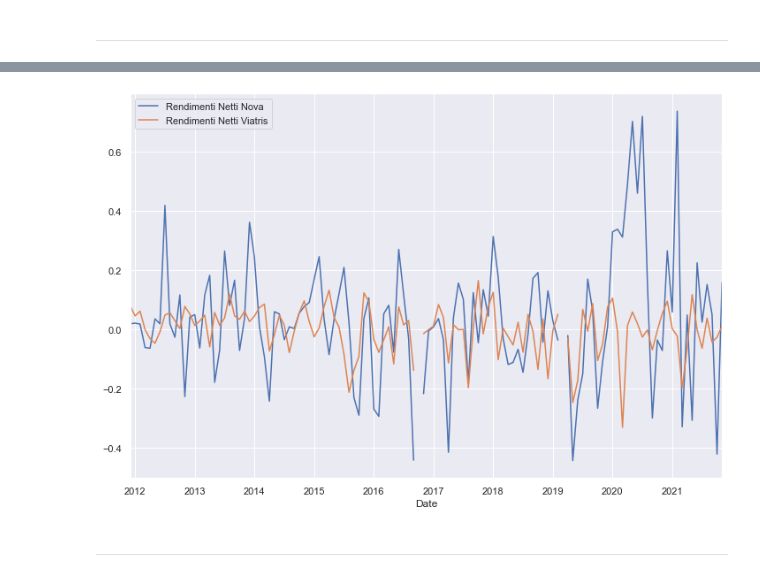
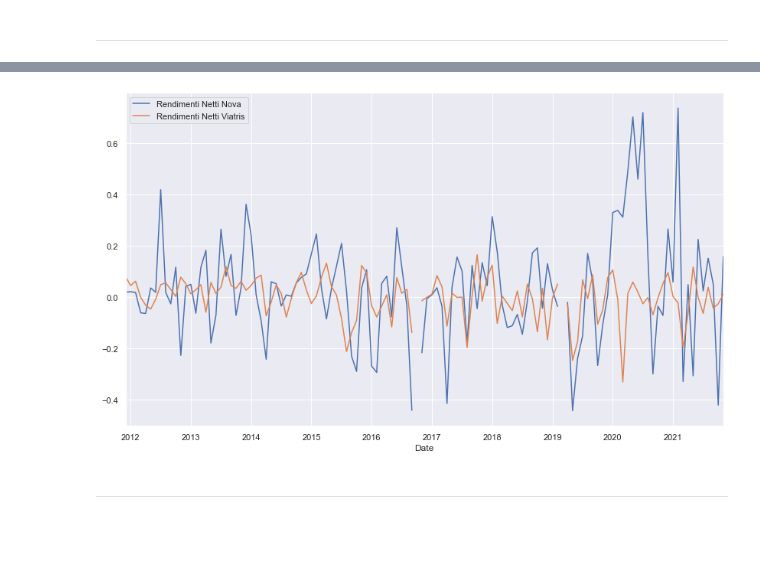
Before and after one commit to Simonotos/BusinessProject, a Jupyter notebook: BusinessProject.ipynb, the cells around one changed output, grey strips where cells are left out. Cells and saved outputs as stored; diff of their text form; code cells hidden in the pictures; blank space fills up the shorter version.

```diff
--- a/BusinessProject.ipynb
+++ b/BusinessProject.ipynb
@@ -609,10 +615,10 @@ rendimenti_df.head()
 | 2012-03-31 | -0.060268 | -0.062161 | 0.000200 | 0.000200 |
 | 2012-04-30 | -0.062924 | -0.064991 | -0.030512 | -0.030987 |
 # %%
-rendimenti_df[["Rendimenti Netti Nova", "Rendimenti Netti Viatris"]].plot(figsize=(12,8))
+rendimenti_df[["Rendimenti Netti Nova", "Rendimenti Netti Viatris"]].plot(figsize=(14,8))
 plt.show()
 # %% [output]
-[figure, old version]
+[figure, new version]
 # %% [markdown]
 _______________________________________________________________________________________________________
 # %% [markdown]
```
Also changed, not shown: parts of 18 cells of this notebook, 2 other files.
